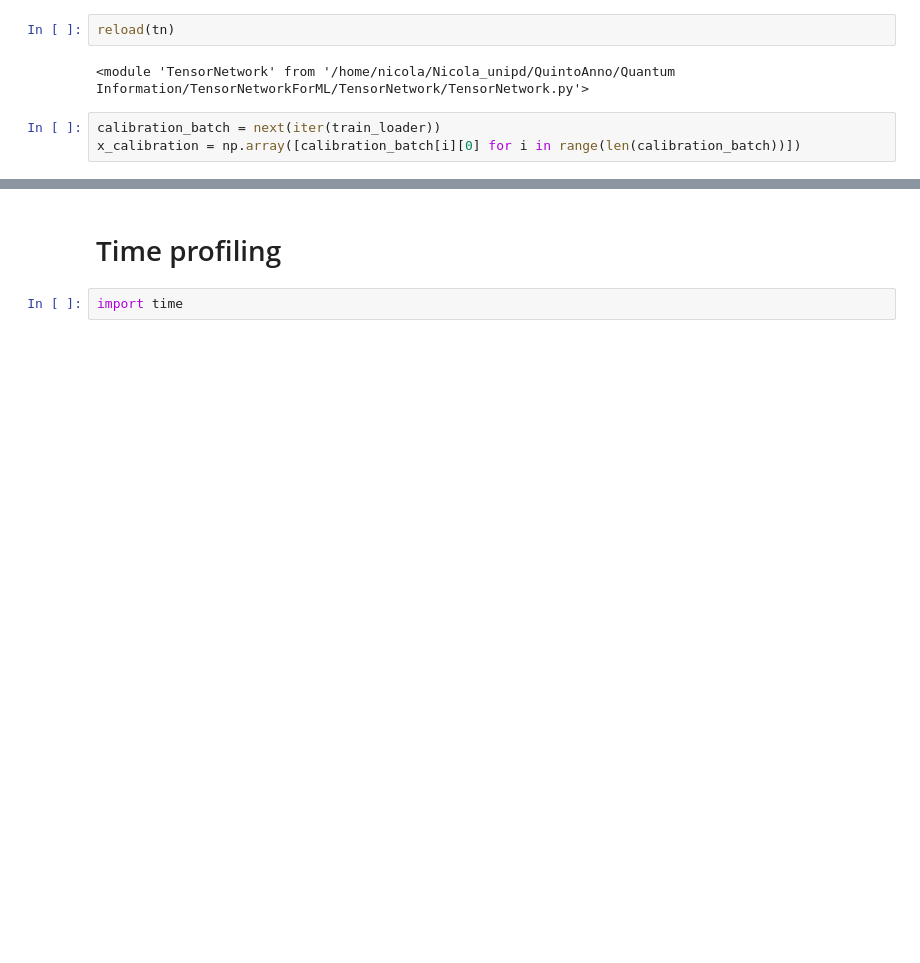
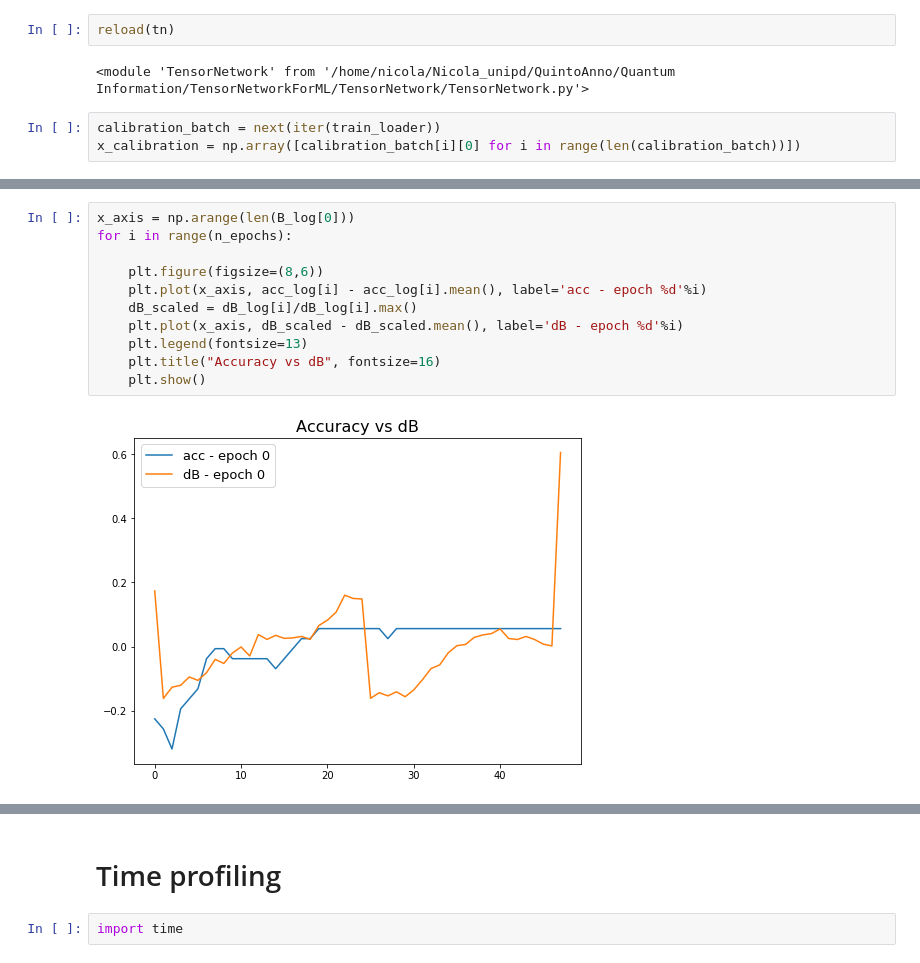
Before and after one commit to mango915/TensorNetworkForML, a Jupyter notebook: TensorNetwork/tn_test.ipynb, the cells around one changed output, grey strips where cells are left out. Cells and saved outputs as stored; diff of their text form; blank space fills up the shorter version.

```diff
--- a/TensorNetwork/tn_test.ipynb
+++ b/TensorNetwork/tn_test.ipynb
@@ -103,3 +157,16 @@ KeyboardInterrupt:
+# %%
+x_axis = np.arange(len(B_log[0]))
+for i in range(n_epochs):
+
+    plt.figure(figsize=(8,6))
+    plt.plot(x_axis, acc_log[i] - acc_log[i].mean(), label='acc - epoch %d'%i)
+    dB_scaled = dB_log[i]/dB_log[i].max()
+    plt.plot(x_axis, dB_scaled - dB_scaled.mean(), label='dB - epoch %d'%i)
+    plt.legend(fontsize=13)
+    plt.title("Accuracy vs dB", fontsize=16)
+    plt.show()
+# %% [output]
+[figure, added]
 # %%
 data = next(iter(train_loader))
 x = np.array([data[i][0] for i in range(len(data))])
```
Also changed, not shown: parts of 43 cells of this notebook, 3 other files.
